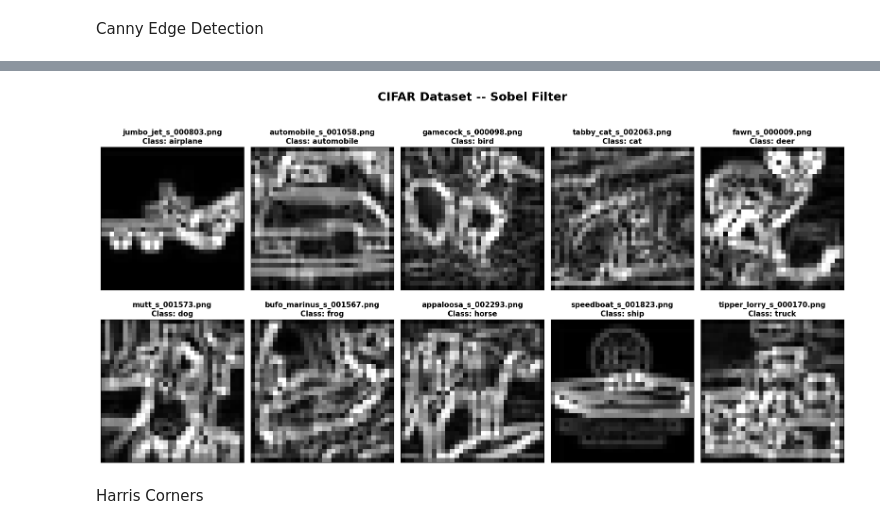
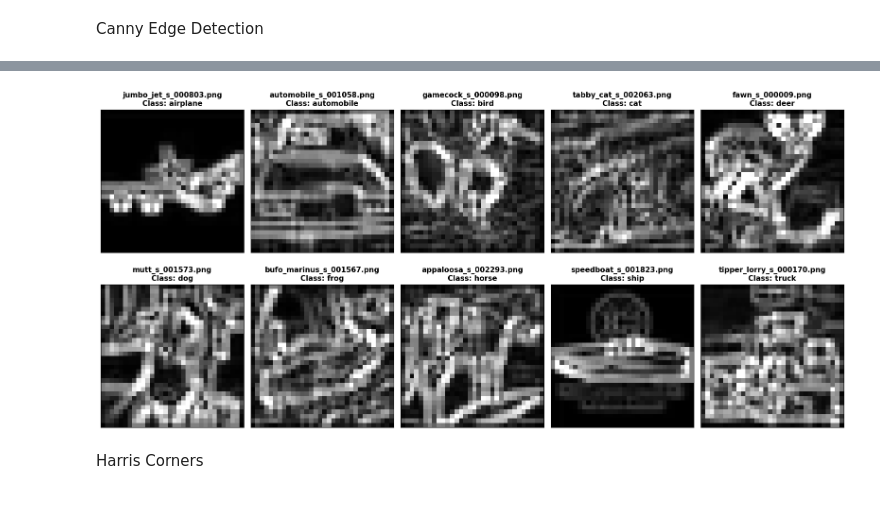
Before and after one commit to gkouretas/ecen-644-notebook, a Jupyter notebook: hw1.ipynb, the cells around one changed output, grey strips where cells are left out. Saved outputs shown, nothing was run; the diff lists cells and outputs as text; code cells hidden in the pictures.

```diff
--- a/hw1.ipynb
+++ b/hw1.ipynb
@@ -99,14 +101,16 @@ fig.savefig(figure_path("raw_images.png"))
 # %% [markdown]
 Apply Gaussian smoothing at varying sigma levels
 # %%
+KERNEL_SIZE = (5, 5)
+
 for s in [1.0, 5.0, 10.0, 50.0, 100.0]:
     fig, ax = plt.subplots(2, 5, figsize = (16, 9), tight_layout = True)
-    fig.suptitle(f"CIFAR Dataset -- Gaussian Filter, sigma = {s}", fontsize = 18, fontweight = 'bold')
+    #fig.suptitle(f"CIFAR Dataset -- Gaussian Filter (kernel size = {KERNEL_SIZE}), sigma = {s}", fontsize = 18, fontweight = 'bold')
     ax = ax.flatten() # flatten array to iterate with a single loop
 
     for ii in range(10):
         # visualize image
-        ax[ii].imshow(cv.GaussianBlur(src = img_data[ii].rgb, ksize = (3,3), sigmaX = s, sigmaY = s))
+        ax[ii].imshow(cv.GaussianBlur(src = img_data[ii].rgb, ksize = KERNEL_SIZE, sigmaX = s, sigmaY = s))
         ax[ii].set_title(f"{img_data[ii].filename}\nClass: {img_data[ii].img_class}", fontsize = 11, fontweight = 'bold')
 
         # remove x/y-ticks from image
@@ -115,5 +119,6 @@ for s in [1.0, 5.0, 10.0, 50.0, 100.0]:
         ax[ii].set_xticklabels([])
         ax[ii].set_yticklabels([])
 
+    # save figure to figure directory
     fig.savefig(figure_path(f"gauss_filter_sigma_{s}.png"))
 # %% [output]
@@ -127,9 +164,10 @@ Apply average filtering to the images
 # %%
 for filt_size in [(3,3), (5,5), (7,7)]:
     fig, ax = plt.subplots(2, 5, figsize = (16, 9), tight_layout = True)
-    fig.suptitle(f"CIFAR Dataset -- {filt_size[0]}x{filt_size[1]} Moving Average Filter", fontsize = 18, fontweight = 'bold')
+    #fig.suptitle(f"CIFAR Dataset -- {filt_size[0]}x{filt_size[1]} Moving Average Filter", fontsize = 18, fontweight = 'bold')
     ax = ax.flatten() # flatten array to iterate with a single loop
 
+    # initialize moving average kernel
     K = 1/(filt_size[0]*filt_size[1]) * np.ones(filt_size)
 
     for ii in range(10):
@@ -143,5 +181,6 @@ for filt_size in [(3,3), (5,5), (7,7)]:
         ax[ii].set_xticklabels([])
         ax[ii].set_yticklabels([])
 
+    # save figure to figure directory
     fig.savefig(figure_path(f"moving_average_{filt_size[0]}x{filt_size[1]}.png"))
 # %% [output]
@@ -153,7 +192,7 @@ Apply median filtering to the image
 # %%
 for filt_size in [3, 5, 7]:
     fig, ax = plt.subplots(2, 5, figsize = (16, 9), tight_layout = True)
-    fig.suptitle(f"CIFAR Dataset -- {filt_size}x{filt_size} Median Filter", fontsize = 18, fontweight = 'bold')
+    #fig.suptitle(f"CIFAR Dataset -- {filt_size}x{filt_size} Median Filter", fontsize = 18, fontweight = 'bold')
     ax = ax.flatten() # flatten array to iterate with a single loop
 
     for ii in range(10):
@@ -167,5 +206,6 @@ for filt_size in [3, 5, 7]:
         ax[ii].set_xticklabels([])
         ax[ii].set_yticklabels([])
 
+    # save figure to figure directory
     fig.savefig(figure_path(f"median_filter_{filt_size}x{filt_size}.png"))
 # %% [output]
@@ -177,7 +217,7 @@ Canny Edge Detection
 # %%
 for threshold in [(255//2, 255), (0, 255//2), (75, 175)]:
     fig, ax = plt.subplots(2, 5, figsize = (16, 9), tight_layout = True)
-    fig.suptitle(f"CIFAR Dataset -- Canny Edge Detection [threshold = {threshold}]", fontsize = 18, fontweight = 'bold')
+    #fig.suptitle(f"CIFAR Dataset -- Canny Edge Detection [threshold = {threshold}]", fontsize = 18, fontweight = 'bold')
     ax = ax.flatten() # flatten array to iterate with a single loop
 
     for ii in range(10):
@@ -191,5 +231,6 @@ for threshold in [(255//2, 255), (0, 255//2), (75, 175)]:
         ax[ii].set_xticklabels([])
         ax[ii].set_yticklabels([])
 
+    # save figure to figure directory
     fig.savefig(figure_path(f"canny_edge_thresh_{threshold[0]}_{threshold[1]}.png"))
 # %% [output]
@@ -199,32 +240,38 @@ for threshold in [(255//2, 255), (0, 255//2), (75, 175)]:
 # %%
+
 fig, ax = plt.subplots(2, 5, figsize = (16, 9), tight_layout = True)
-fig.suptitle(f"CIFAR Dataset -- Sobel Filter", fontsize = 18, fontweight = 'bold')
+#fig.suptitle(f"CIFAR Dataset -- Sobel Filter", fontsize = 18, fontweight = 'bold')
 ax = ax.flatten() # flatten array to iterate with a single loop
 
 for ii in range(10):
+    # Convert image to grayscale
     gray = cv.cvtColor(img_data[ii].rgb, cv.COLOR_RGB2GRAY)
 
+    # Take x and y gradients
     grad_x = cv.Sobel(gray, cv.CV_16S, 1, 0, ksize=3)
     grad_y = cv.Sobel(gray, cv.CV_16S, 0, 1, ksize=3)
 
+    # Convert data back to unsigned 8-bit integer
     abs_grad_x = cv.convertScaleAbs(grad_x)
     abs_grad_y = cv.convertScaleAbs(grad_y)
 
+    # Compute weighted sum of x and y gradients
     grad = cv.addWeighted(abs_grad_x, 0.5, abs_grad_y, 0.5, 0)
 
     # visualize image
     ax[ii].imshow(grad, cmap = 'gray')
     ax[ii].set_title(f"{img_data[ii].filename}\nClass: {img_data[ii].img_class}", fontsize = 11, fontweight = 'bold')
 
     # remove x/y-ticks from image
     ax[ii].set_xticks([])
     ax[ii].set_yticks([])
     ax[ii].set_xticklabels([])
     ax[ii].set_yticklabels([])
 
+# save figure to figure directory
 fig.savefig(figure_path("sobel_filter.png"))
 # %% [output]
-[figure, old version]
+[figure, new version]
 # %% [markdown]
 Harris Corners
 # %%
```
Also changed, not shown: parts of 11 cells of this notebook, 21 other files.
